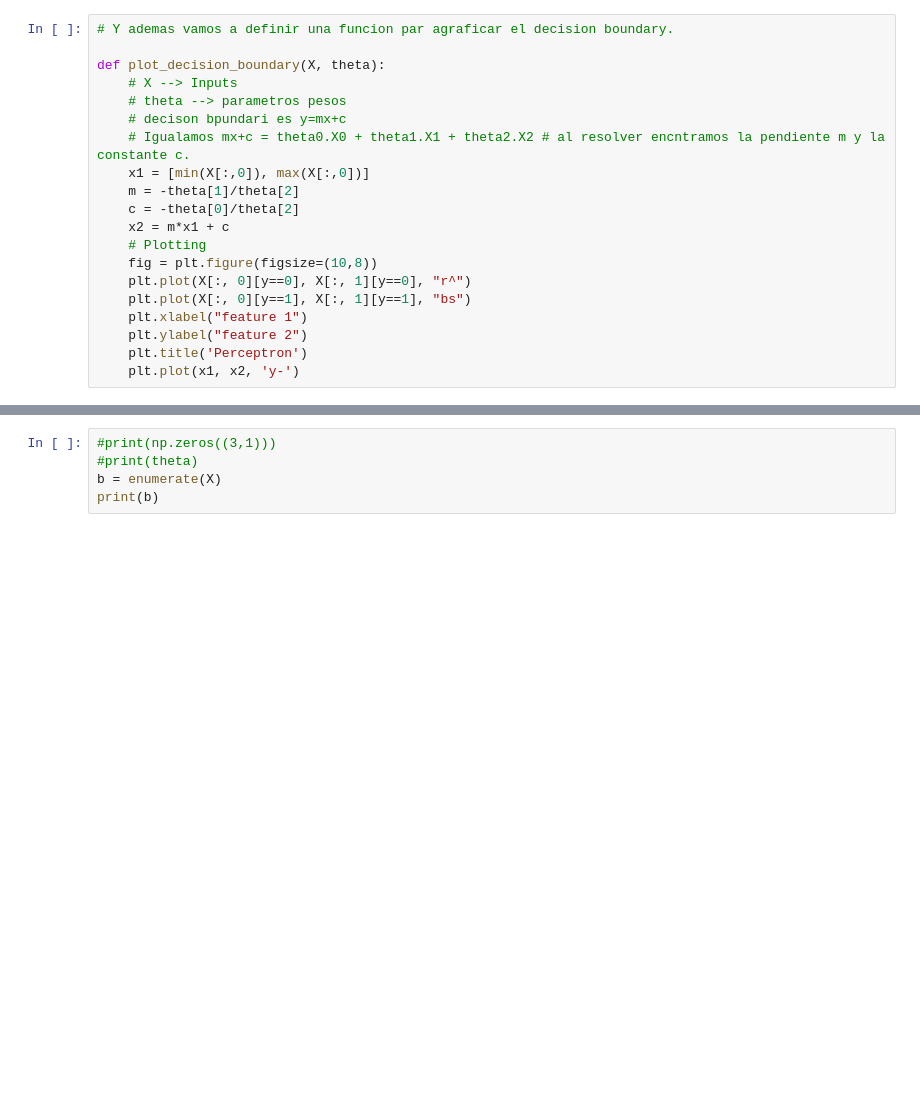
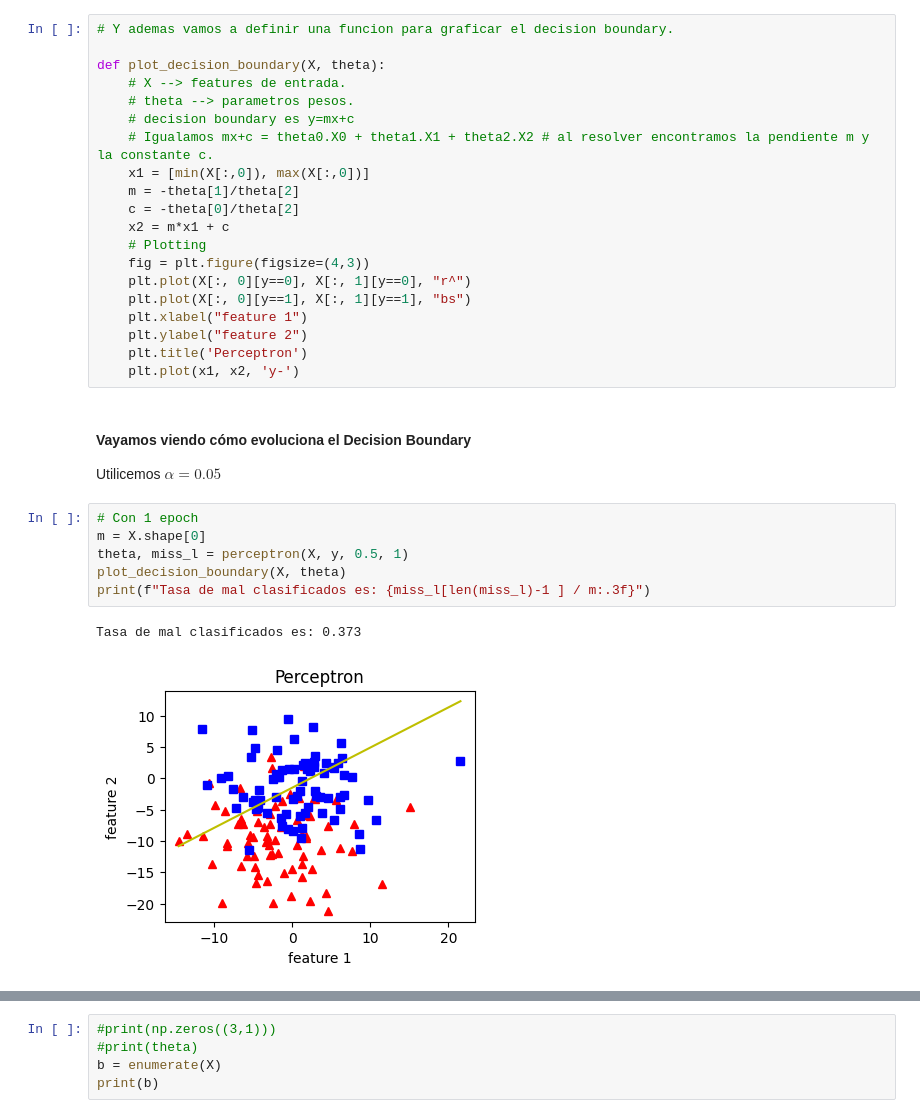
Before and after one commit to MAValle/deepLearning_intro_course, a Jupyter notebook: model_perceptron_byhand.ipynb, the cells around one changed output, grey strips where cells are left out. Cells and saved outputs as stored; diff of their text form; blank space fills up the shorter version.

```diff
--- a/model_perceptron_byhand.ipynb
+++ b/model_perceptron_byhand.ipynb
@@ -88,22 +92,35 @@ def perceptron(X, y, lr, epochs):
         n_miss_list.append(n_miss)
     return theta, n_miss_list
 # %%
-# Y ademas vamos a definir una funcion par agraficar el decision boundary.
+# Y ademas vamos a definir una funcion para graficar el decision boundary.
 
 def plot_decision_boundary(X, theta):
-    # X --> Inputs
-    # theta --> parametros pesos
-    # decison bpundari es y=mx+c
-    # Igualamos mx+c = theta0.X0 + theta1.X1 + theta2.X2 # al resolver encntramos la pendiente m y la constante c.
+    # X --> features de entrada.
+    # theta --> parametros pesos.
+    # decision boundary es y=mx+c
+    # Igualamos mx+c = theta0.X0 + theta1.X1 + theta2.X2 # al resolver encontramos la pendiente m y la constante c.
     x1 = [min(X[:,0]), max(X[:,0])]
     m = -theta[1]/theta[2]
     c = -theta[0]/theta[2]
     x2 = m*x1 + c
     # Plotting
-    fig = plt.figure(figsize=(10,8))
+    fig = plt.figure(figsize=(4,3))
     plt.plot(X[:, 0][y==0], X[:, 1][y==0], "r^")
     plt.plot(X[:, 0][y==1], X[:, 1][y==1], "bs")
     plt.xlabel("feature 1")
     plt.ylabel("feature 2")
     plt.title('Perceptron')
     plt.plot(x1, x2, 'y-')
+# %% [markdown]
+#### Vayamos viendo cómo evoluciona el Decision Boundary
+
+Utilicemos $\alpha = 0.05$
+# %%
+# Con 1 epoch
+m = X.shape[0]
+theta, miss_l = perceptron(X, y, 0.5, 1)
+plot_decision_boundary(X, theta)
+print(f"Tasa de mal clasificados es: {miss_l[len(miss_l)-1 ] / m:.3f}")
+# %% [output]
+Tasa de mal clasificados es: 0.373
+[figure, added]
```
Also changed, not shown: parts of 14 cells of this notebook.
